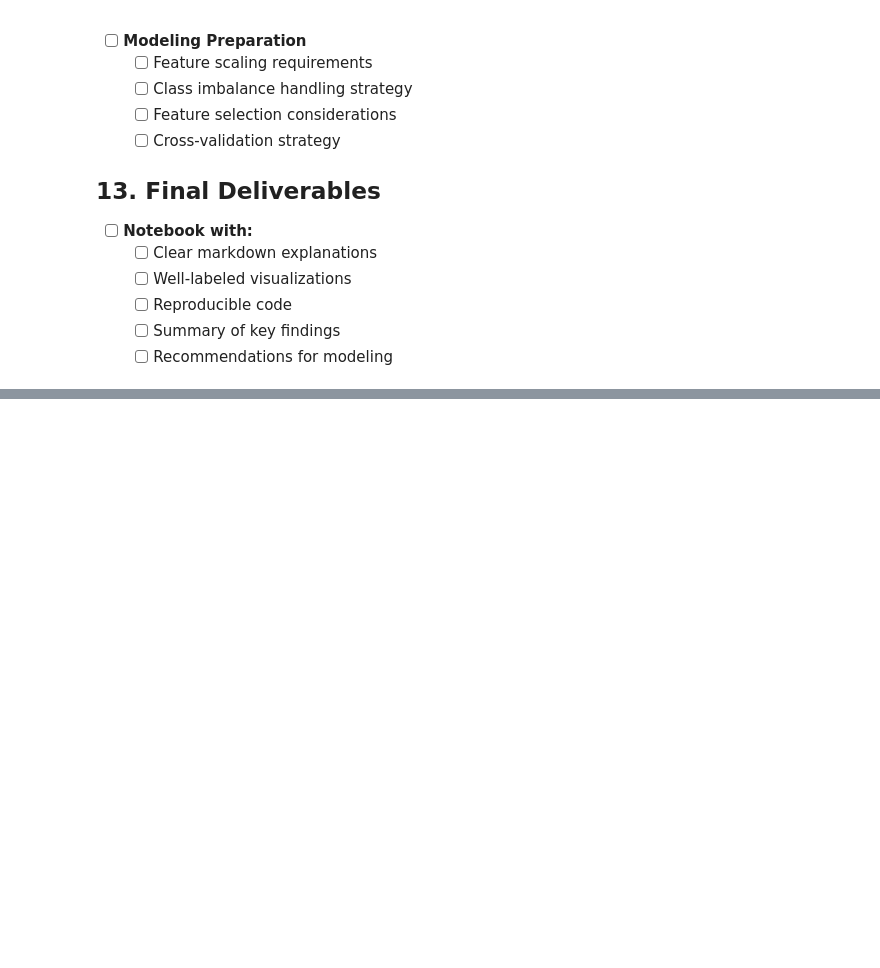
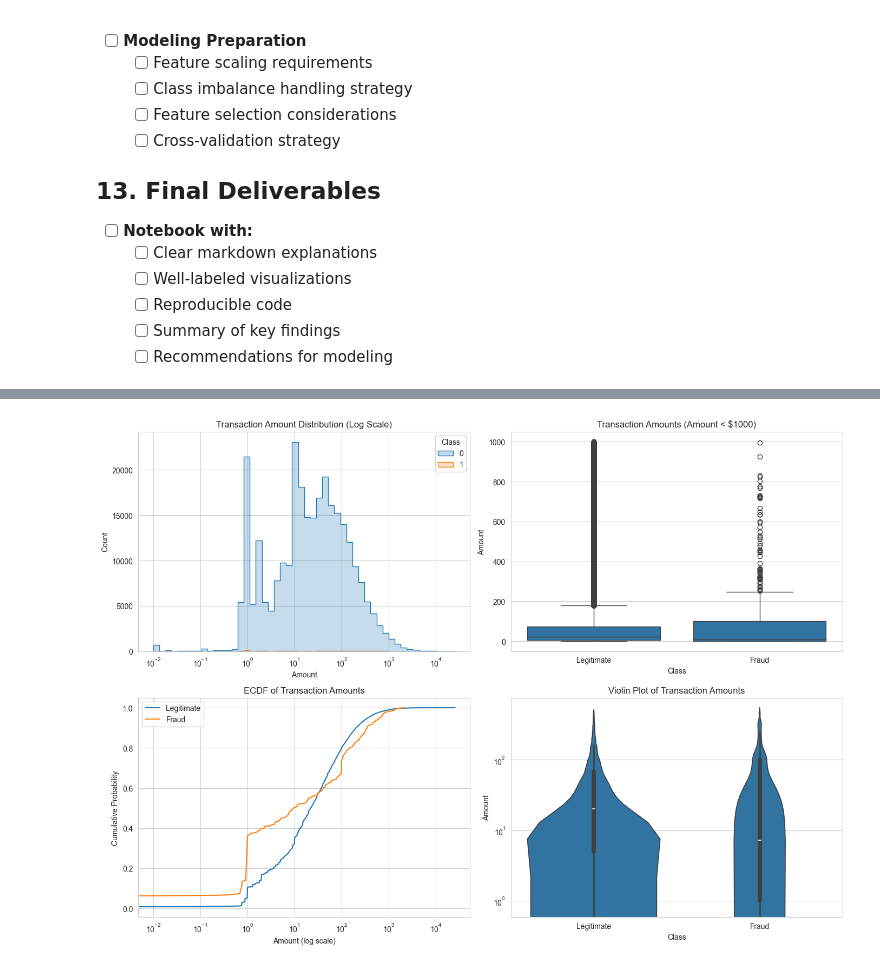
Before and after one commit to soltsega/Week-5_Fraud_Detection, a Jupyter notebook: fraud-detection/notebooks/eda-creditcard.ipynb, the cells around one changed output, grey strips where cells are left out. Cells and saved outputs as stored; diff of their text form; code cells hidden in the pictures; blank space fills up the shorter version.

```diff
--- a/fraud-detection/notebooks/eda-creditcard.ipynb
+++ b/fraud-detection/notebooks/eda-creditcard.ipynb
@@ -146,0 +327,80 @@ plt.show()
+# %%
+# 1. Basic statistics
+amount_stats = df.groupby('Class')['Amount'].describe()
+print("Transaction Amount Statistics by Class:")
+display(amount_stats)
+
+# 2. Distribution visualization
+plt.figure(figsize=(14, 10))
+
+# Histogram (log scale for better visualization)
+plt.subplot(2, 2, 1)
+sns.histplot(data=df[df['Amount'] > 0], x='Amount', hue='Class',
+             element='step', bins=50, log_scale=True, common_norm=False)
+plt.title('Transaction Amount Distribution (Log Scale)')
+
+# Boxplot (focus on amounts under 1000 for better visibility)
+plt.subplot(2, 2, 2)
+sns.boxplot(x='Class', y='Amount', data=df[df['Amount'] < 1000])
+plt.title('Transaction Amounts (Amount < $1000)')
+plt.xticks([0, 1], ['Legitimate', 'Fraud'])
+
+# ECDF plot to compare distributions
+plt.subplot(2, 2, 3)
+for c in [0, 1]:
+    ecdf = df[df['Class'] == c]['Amount'].value_counts().sort_index().cumsum()
+    plt.plot(ecdf.index, ecdf/ecdf.max(),
+             label='Fraud' if c == 1 else 'Legitimate')
+plt.xscale('log')
+plt.title('ECDF of Transaction Amounts')
+plt.xlabel('Amount (log scale)')
+plt.ylabel('Cumulative Probability')
+plt.legend()
+
+# Violin plot for detailed distribution
+plt.subplot(2, 2, 4)
+sns.violinplot(x='Class', y='Amount', data=df[df['Amount'] < 500])
+plt.yscale('log')
+plt.title('Violin Plot of Transaction Amounts')
+plt.xticks([0, 1], ['Legitimate', 'Fraud'])
+
+plt.tight_layout()
+plt.show()
+
+# 3. Amount thresholds analysis
+print("\nFraud Rate by Amount Ranges:")
+amount_bins = [0, 10, 50, 100, 500, 1000, float('inf')]
+amount_labels = ['0-10', '10-50', '50-100', '100-500', '500-1000', '1000+']
+df['AmountRange'] = pd.cut(df['Amount'], bins=amount_bins, labels=amount_labels)
+
+amount_analysis = df.groupby('AmountRange')['Class'].agg(['count', 'mean'])
+amount_analysis.columns = ['TransactionCount', 'FraudRate']
+amount_analysis['FraudRate'] = amount_analysis['FraudRate'] * 100
+print(amount_analysis)
+
+# 4. Top amounts analysis
+print("\nTop 10 Most Common Amounts (Legitimate vs Fraud):")
+top_amounts = df['Amount'].value_counts().head(10).index
+top_amounts_df = df[df['Amount'].isin(top_amounts)]
+top_amounts_pivot = pd.pivot_table(top_amounts_df,
+                                  index='Amount',
+                                  columns='Class',
+                                  values='Time',
+                                  aggfunc='count',
+                                  fill_value=0)
+top_amounts_pivot.columns = ['Legitimate', 'Fraud']
+top_amounts_pivot['Total'] = top_amounts_pivot.sum(axis=1)
+top_amounts_pivot['FraudPercentage'] = (top_amounts_pivot['Fraud'] / top_amounts_pivot['Total']) * 100
+display(top_amounts_pivot.sort_values('Total', ascending=False))
+
+# 5. Statistical test for amount differences
+from scipy import stats
+legit_amounts = df[df['Class'] == 0]['Amount']
+fraud_amounts = df[df['Class'] == 1]['Amount']
+t_stat, p_value = stats.ttest_ind(legit_amounts, fraud_amounts, equal_var=False)
+
+print(f"\nStatistical Test Results:")
+print(f"T-statistic: {t_stat:.2f}")
+print(f"P-value: {p_value:.2e}")
+print("\nThe very small p-value suggests a statistically significant difference in transaction amounts between fraud and legitimate transactions.")
+# %% [output]
@@ -146,0 +412 @@ plt.show()
+[figure, added]
```
Also changed, not shown: parts of 32 cells of this notebook.
